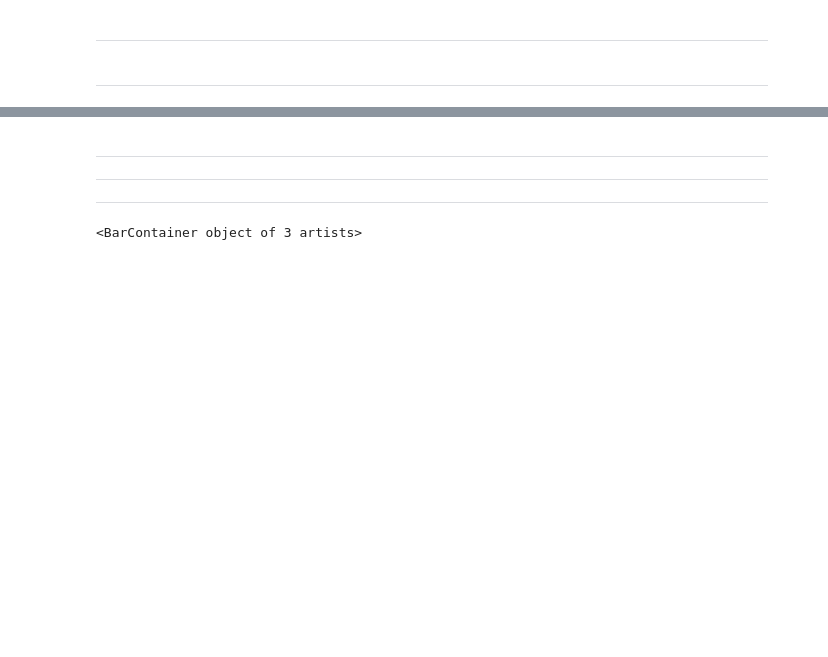
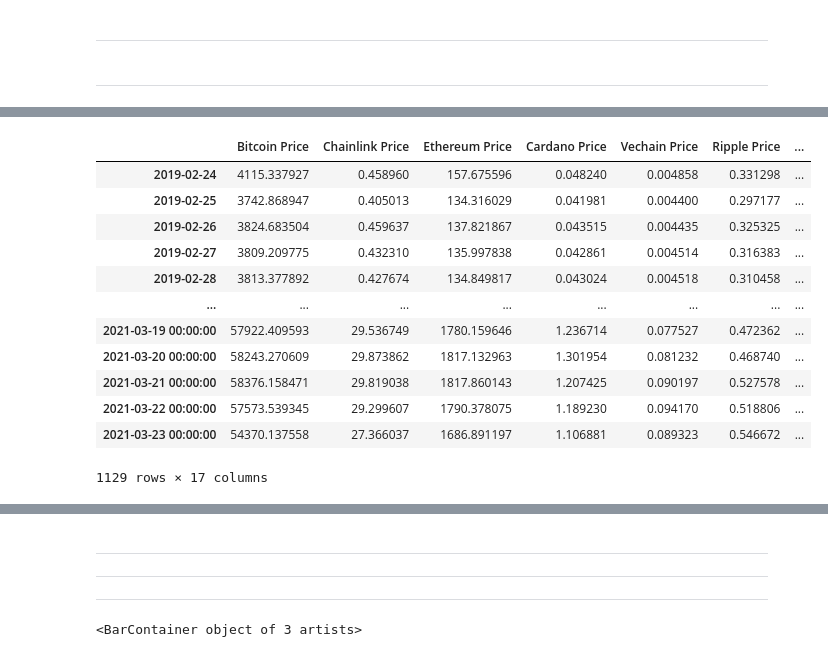
Before and after one commit to Mootlaq/cryptoanalysis, a Jupyter notebook: BTC.ipynb, the cells around one changed output, grey strips where cells are left out. Cells and saved outputs as stored; diff of their text form; code cells hidden in the pictures; blank space fills up the shorter version.

```diff
--- a/BTC.ipynb
+++ b/BTC.ipynb
@@ -683,0 +952,16 @@ alt.layer(btcline, dxyline).resolve_scale(
+# %%
+pd.concat([df1,df2])
+# %% [output]
+|  | Bitcoin Price | Chainlink Price | Ethereum Price | Cardano Price | Vechain Price | Ripple Price | ... |
+| 2019-02-24 | 4115.337927 | 0.458960 | 157.675596 | 0.048240 | 0.004858 | 0.331298 | ... |
+| 2019-02-25 | 3742.868947 | 0.405013 | 134.316029 | 0.041981 | 0.004400 | 0.297177 | ... |
+| 2019-02-26 | 3824.683504 | 0.459637 | 137.821867 | 0.043515 | 0.004435 | 0.325325 | ... |
+| 2019-02-27 | 3809.209775 | 0.432310 | 135.997838 | 0.042861 | 0.004514 | 0.316383 | ... |
+| 2019-02-28 | 3813.377892 | 0.427674 | 134.849817 | 0.043024 | 0.004518 | 0.310458 | ... |
+| ... | ... | ... | ... | ... | ... | ... | ... |
+| 2021-03-19 00:00:00 | 57922.409593 | 29.536749 | 1780.159646 | 1.236714 | 0.077527 | 0.472362 | ... |
+| 2021-03-20 00:00:00 | 58243.270609 | 29.873862 | 1817.132963 | 1.301954 | 0.081232 | 0.468740 | ... |
+| 2021-03-21 00:00:00 | 58376.158471 | 29.819038 | 1817.860143 | 1.207425 | 0.090197 | 0.527578 | ... |
+| 2021-03-22 00:00:00 | 57573.539345 | 29.299607 | 1790.378075 | 1.189230 | 0.094170 | 0.518806 | ... |
+| 2021-03-23 00:00:00 | 54370.137558 | 27.366037 | 1686.891197 | 1.106881 | 0.089323 | 0.546672 | ... |
+1129 rows × 17 columns
```
Also changed, not shown: parts of 44 cells of this notebook, 2 other files.
